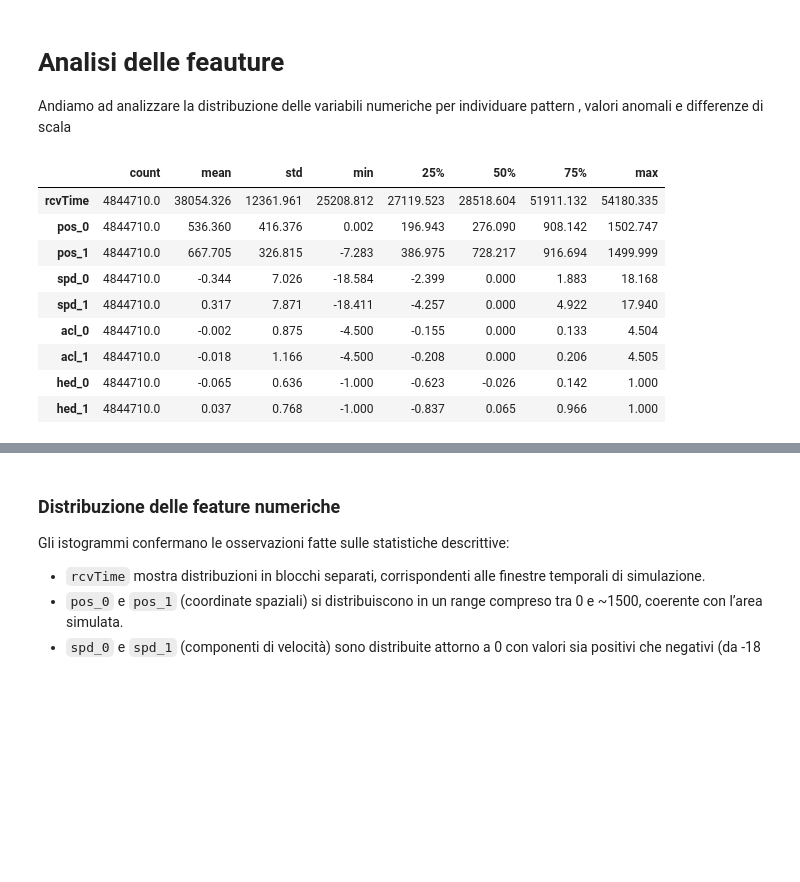
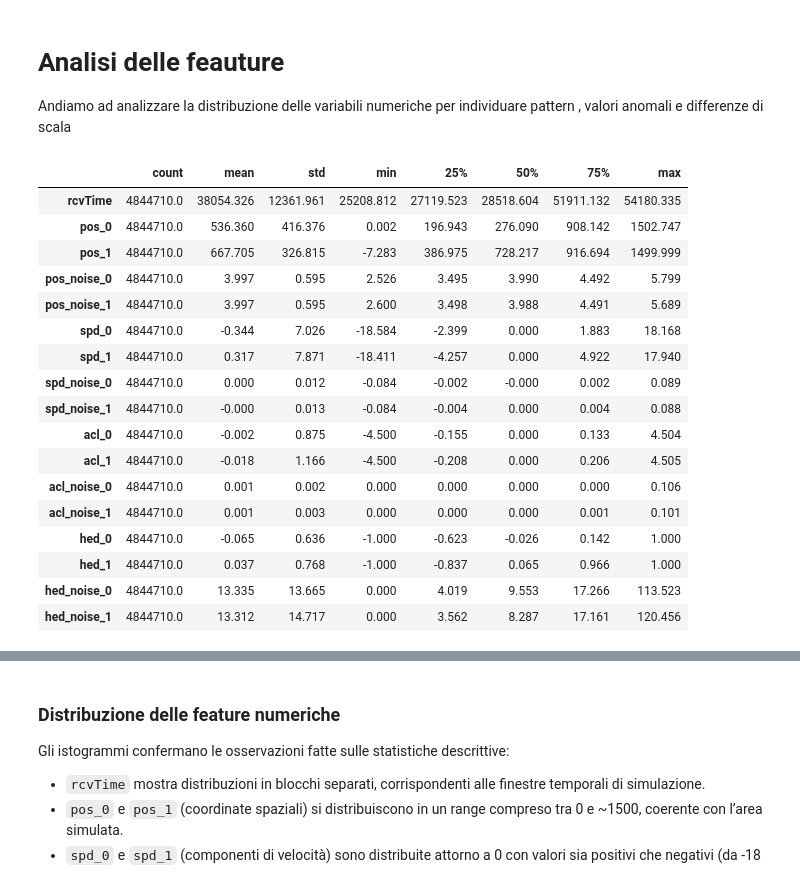
Before and after one commit to gar-nov/tirocinio, a Jupyter notebook: EDA.ipynb, the cells around one changed output, grey strips where cells are left out. Cells and saved outputs as stored; diff of their text form; code cells hidden in the pictures; blank space fills up the shorter version.

```diff
--- a/EDA.ipynb
+++ b/EDA.ipynb
@@ -188,22 +188,36 @@ pd.crosstab(data['attack_type'], data['attack'])
 
 Andiamo ad analizzare la distribuzione delle variabili numeriche per individuare pattern , valori anomali e differenze di scala
 # %%
-num_cols = ["rcvTime","pos_0","pos_1","spd_0","spd_1","acl_0","acl_1","hed_0","hed_1"]
+num_cols = [
+    "rcvTime", "pos_0", "pos_1", "pos_noise_0", "pos_noise_1",
+    "spd_0", "spd_1", "spd_noise_0", "spd_noise_1",
+    "acl_0", "acl_1", "acl_noise_0", "acl_noise_1",
+    "hed_0", "hed_1", "hed_noise_0", "hed_noise_1"
+]
+
 
 # Statistiche descrittive
 stats = data[num_cols].describe().T.round(3)
 display(stats)
 # %% [output]
 |  | count | mean | std | min | 25% | 50% | 75% | max |
 | rcvTime | 4844710.0 | 38054.326 | 12361.961 | 25208.812 | 27119.523 | 28518.604 | 51911.132 | 54180.335 |
 | pos_0 | 4844710.0 | 536.360 | 416.376 | 0.002 | 196.943 | 276.090 | 908.142 | 1502.747 |
 | pos_1 | 4844710.0 | 667.705 | 326.815 | -7.283 | 386.975 | 728.217 | 916.694 | 1499.999 |
+| pos_noise_0 | 4844710.0 | 3.997 | 0.595 | 2.526 | 3.495 | 3.990 | 4.492 | 5.799 |
+| pos_noise_1 | 4844710.0 | 3.997 | 0.595 | 2.600 | 3.498 | 3.988 | 4.491 | 5.689 |
 | spd_0 | 4844710.0 | -0.344 | 7.026 | -18.584 | -2.399 | 0.000 | 1.883 | 18.168 |
 | spd_1 | 4844710.0 | 0.317 | 7.871 | -18.411 | -4.257 | 0.000 | 4.922 | 17.940 |
+| spd_noise_0 | 4844710.0 | 0.000 | 0.012 | -0.084 | -0.002 | -0.000 | 0.002 | 0.089 |
+| spd_noise_1 | 4844710.0 | -0.000 | 0.013 | -0.084 | -0.004 | 0.000 | 0.004 | 0.088 |
 | acl_0 | 4844710.0 | -0.002 | 0.875 | -4.500 | -0.155 | 0.000 | 0.133 | 4.504 |
 | acl_1 | 4844710.0 | -0.018 | 1.166 | -4.500 | -0.208 | 0.000 | 0.206 | 4.505 |
+| acl_noise_0 | 4844710.0 | 0.001 | 0.002 | 0.000 | 0.000 | 0.000 | 0.000 | 0.106 |
+| acl_noise_1 | 4844710.0 | 0.001 | 0.003 | 0.000 | 0.000 | 0.000 | 0.001 | 0.101 |
 | hed_0 | 4844710.0 | -0.065 | 0.636 | -1.000 | -0.623 | -0.026 | 0.142 | 1.000 |
 | hed_1 | 4844710.0 | 0.037 | 0.768 | -1.000 | -0.837 | 0.065 | 0.966 | 1.000 |
+| hed_noise_0 | 4844710.0 | 13.335 | 13.665 | 0.000 | 4.019 | 9.553 | 17.266 | 113.523 |
+| hed_noise_1 | 4844710.0 | 13.312 | 14.717 | 0.000 | 3.562 | 8.287 | 17.161 | 120.456 |
 # %% [markdown]
 Dalla tabella si osservano alcune caratteristiche importanti del dataset:
 
```
Also changed, not shown: parts of 11 cells of this notebook.
